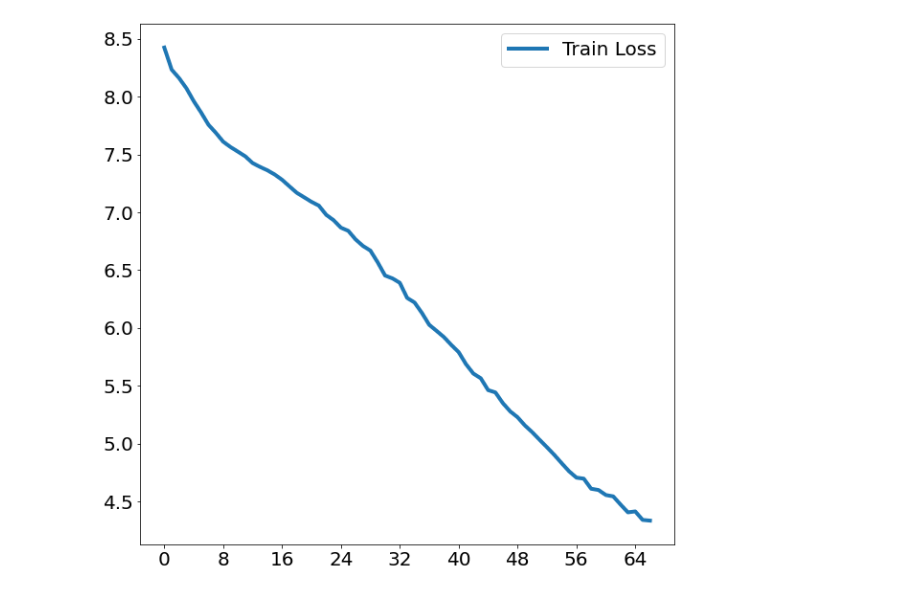
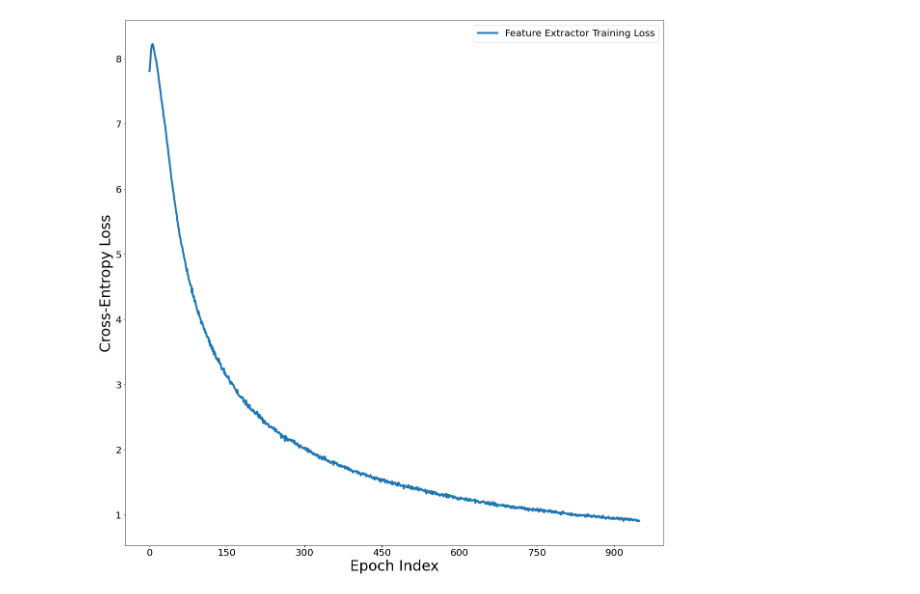
Before and after one commit to royvelich/advanced-topics-in-deep-learning-236605-hw1, a Jupyter notebook: plots.ipynb, the cells around one changed output. Drawn from its saved outputs; the diff is of its cells as text; code cells hidden in the pictures.

```diff
--- a/plots.ipynb
+++ b/plots.ipynb
@@ -27,35 +27,37 @@ from torch.utils.data import DataLoader
 # %%
 def list_subdirectories(base_dir='.'):
     result = []
     for current_sub_dir in os.listdir(base_dir):
         full_sub_dir_path = os.path.join(base_dir, current_sub_dir)
         if os.path.isdir(full_sub_dir_path):
             result.append(full_sub_dir_path)
 
     return result
 
 
 def get_latest_subdirectory(base_dir='.'):
     subdirectories = list_subdirectories(base_dir)
     return os.path.normpath(max(subdirectories, key=os.path.getmtime))
 
 latest_subdir = get_latest_subdirectory('./results')
-results = numpy.load(f"{latest_subdir}/results.npy", allow_pickle=True).item()
+results = numpy.load(f"{latest_subdir}/feature_extractor_loss_results.npy", allow_pickle=True).item()
 
-epochs = results['epochs']
-train_loss_array = results['train_epoch_loss_array'][1:]
+epochs = results['feature_extractor_train_epochs']
+train_loss_array = results['feature_extractor_train_loss_array'][1:]
 epochs_list = numpy.array(range(len(train_loss_array)))
 
-fig, ax = plt.subplots(1, 1, figsize=(10,10))
+fig, ax = plt.subplots(1, 1, figsize=(20,20))
 ax.xaxis.set_major_locator(ticker.MaxNLocator(integer=True))
 
 for label in (ax.get_xticklabels() + ax.get_yticklabels()):
     label.set_fontsize(20)
 
-ax.plot(epochs_list, train_loss_array, label='Train Loss', linewidth=4.0)
+ax.plot(epochs_list, train_loss_array, label='Feature Extractor Training Loss', linewidth=4.0)
 
 plt.legend(fontsize=20, title_fontsize=20)
+plt.xlabel('Epoch Index', fontsize=30)
+plt.ylabel('Cross-Entropy Loss', fontsize=30)
 
 plt.show()
 # %% [output]
-[figure, old version]
+[figure, new version]
```
Also changed, not shown: parts of 2 cells of this notebook, 4 other files.
